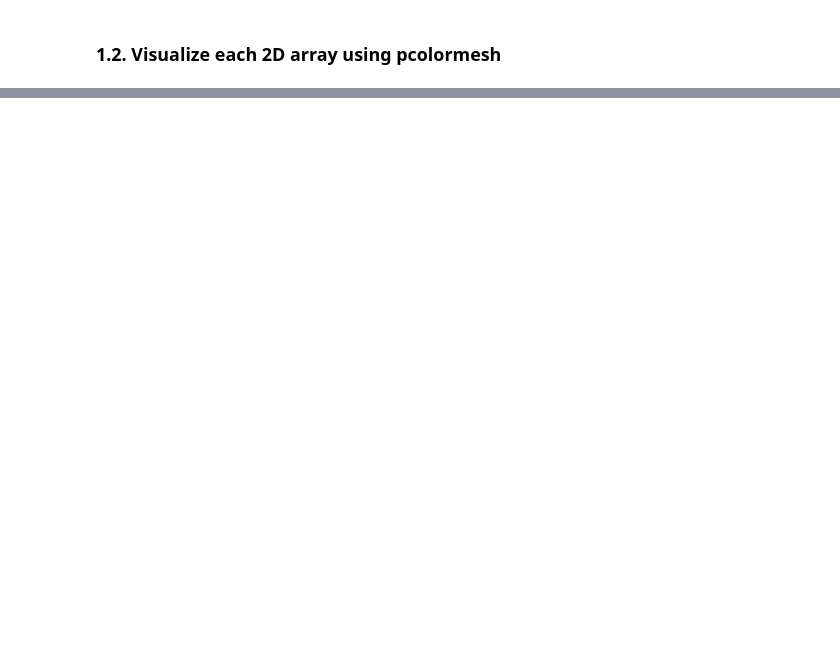
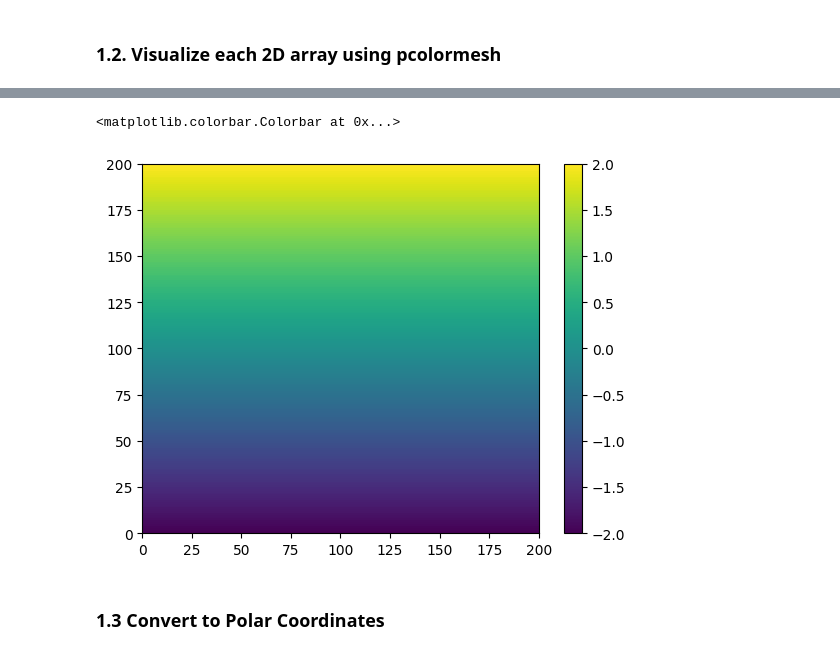
Before and after one commit to AidanJanney/Earth-Science-Data-Fundamentals, a Jupyter notebook: Assignment - Numpy and Matplotlib/notebook.ipynb, the cells around one changed output, grey strips where cells are left out. Cells and saved outputs as stored; diff of their text form; code cells hidden in the pictures; blank space fills up the shorter version.

```diff
--- a/Assignment - Numpy and Matplotlib/notebook.ipynb
+++ b/Assignment - Numpy and Matplotlib/notebook.ipynb
@@ -37,0 +20,8 @@ plt.pcolormesh(yy)
+# %%
+mesh_yy = plt.pcolormesh(yy)
+plt.colorbar(mesh_yy)
+# %% [output]
+<matplotlib.colorbar.Colorbar at 0x...>
+[figure, added]
+# %% [markdown]
+### 1.3 Convert to Polar  Coordinates
```
Also changed, not shown: parts of 7 cells of this notebook.
